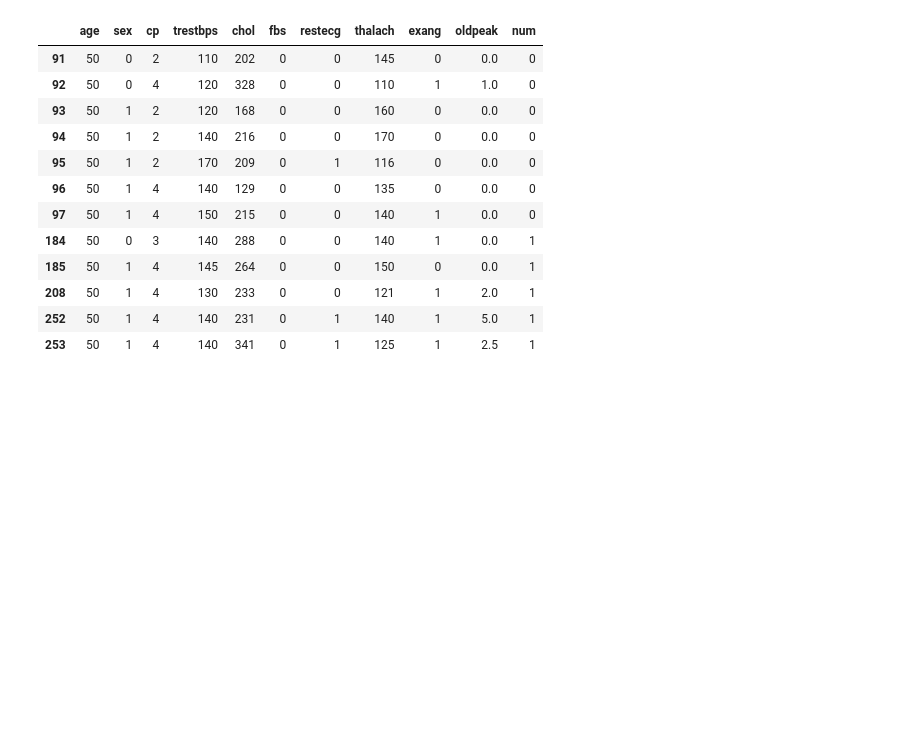
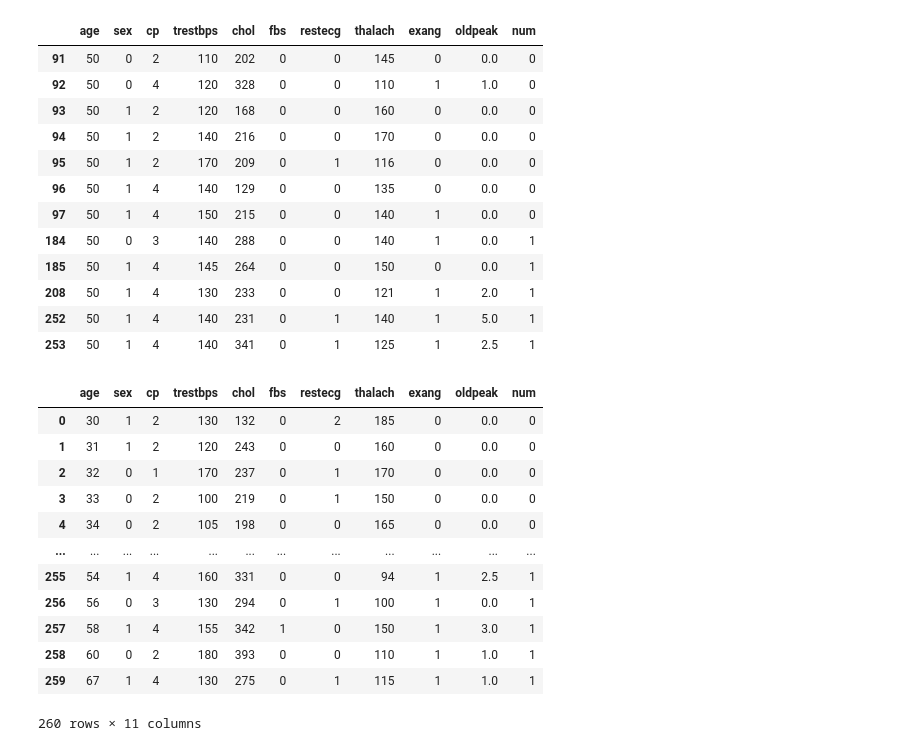
Before and after one commit to cyrilvincent/datascience, a Jupyter notebook: tp_heart.ipynb, the cells around one changed output. Saved outputs shown, nothing was run; the diff lists cells and outputs as text; code cells hidden in the pictures; blank space fills up the shorter version.

```diff
--- a/tp_heart.ipynb
+++ b/tp_heart.ipynb
@@ -89,3 +90,19 @@ df[filter]
 | 208 | 50 | 1 | 4 | 130 | 233 | 0 | 0 | 121 | 1 | 2.0 | 1 |
 | 252 | 50 | 1 | 4 | 140 | 231 | 0 | 1 | 140 | 1 | 5.0 | 1 |
 | 253 | 50 | 1 | 4 | 140 | 341 | 0 | 1 | 125 | 1 | 2.5 | 1 |
+# %%
+df["age"] = df["age"] + 1
+# %% [output]
+|  | age | sex | cp | trestbps | chol | fbs | restecg | thalach | exang | oldpeak | num |
+| 0 | 30 | 1 | 2 | 130 | 132 | 0 | 2 | 185 | 0 | 0.0 | 0 |
+| 1 | 31 | 1 | 2 | 120 | 243 | 0 | 0 | 160 | 0 | 0.0 | 0 |
+| 2 | 32 | 0 | 1 | 170 | 237 | 0 | 1 | 170 | 0 | 0.0 | 0 |
+| 3 | 33 | 0 | 2 | 100 | 219 | 0 | 1 | 150 | 0 | 0.0 | 0 |
+| 4 | 34 | 0 | 2 | 105 | 198 | 0 | 0 | 165 | 0 | 0.0 | 0 |
+| ... | ... | ... | ... | ... | ... | ... | ... | ... | ... | ... | ... |
+| 255 | 54 | 1 | 4 | 160 | 331 | 0 | 0 | 94 | 1 | 2.5 | 1 |
+| 256 | 56 | 0 | 3 | 130 | 294 | 0 | 1 | 100 | 1 | 0.0 | 1 |
+| 257 | 58 | 1 | 4 | 155 | 342 | 1 | 0 | 150 | 1 | 3.0 | 1 |
+| 258 | 60 | 0 | 2 | 180 | 393 | 0 | 0 | 110 | 1 | 1.0 | 1 |
+| 259 | 67 | 1 | 4 | 130 | 275 | 0 | 1 | 115 | 1 | 1.0 | 1 |
+260 rows × 11 columns
```
Also changed, not shown: parts of 5 cells of this notebook, 3 other files.
